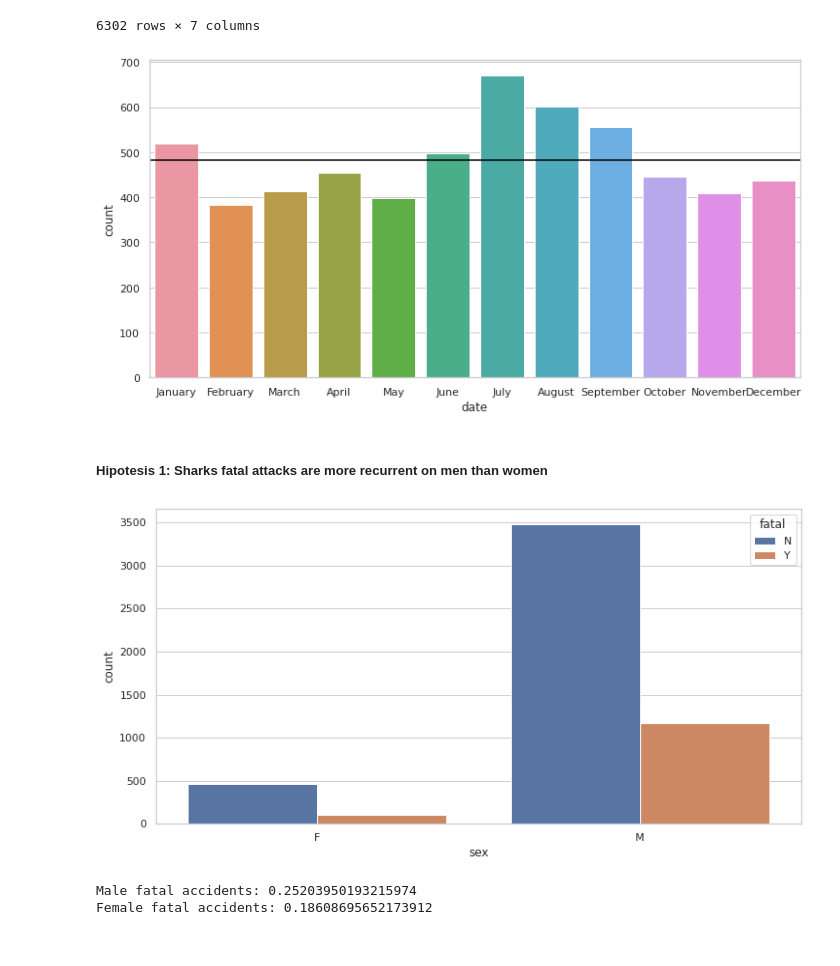
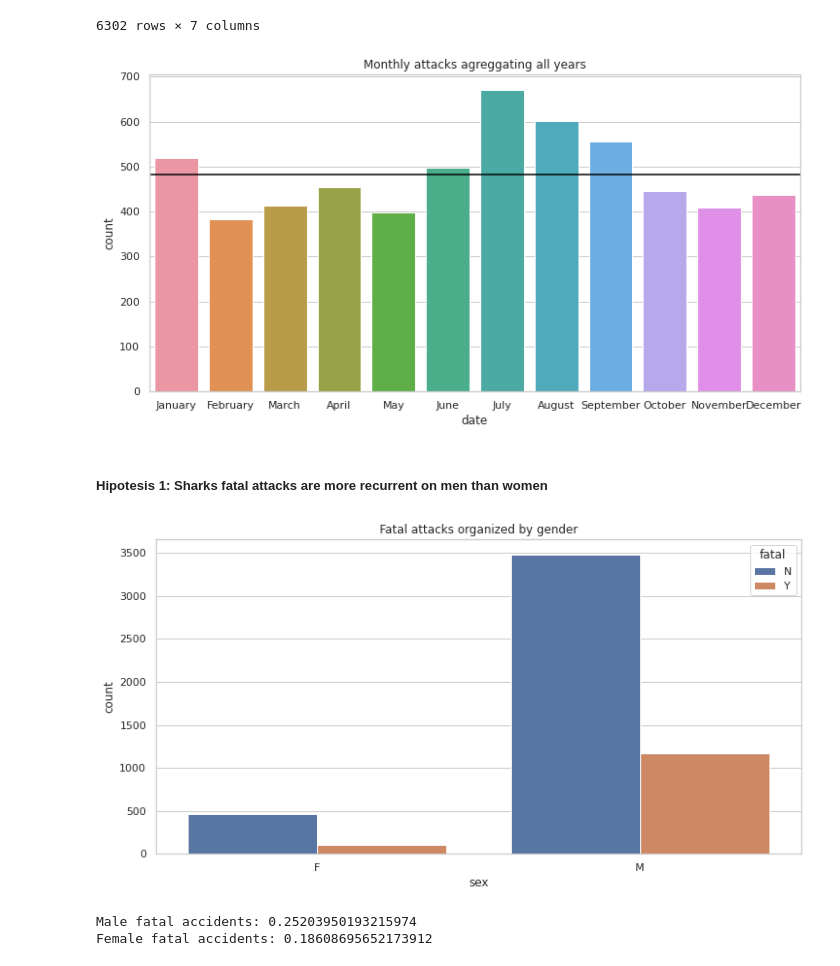
Before and after one commit to Gitfracto/data-cleaning-pandas, a Jupyter notebook: Visualizacion.ipynb, the cells around one changed output. Drawn from its saved outputs; the diff is of its cells as text; code cells hidden in the pictures.

```diff
--- a/Visualizacion.ipynb
+++ b/Visualizacion.ipynb
@@ -37,20 +37,22 @@ tiburon_hipotesis
 # %%
 meses = sns.countplot(x=tiburon_hipotesis["date"], order= ["January","February","March","April","May","June","July","August","September","October","November","December"]);
 meses.axhline(y=tiburon_hipotesis["date"].count()/12, c="black", label="HORIZONTAL") #Sobre la horizontal marcamos eje y
-
+plt.title("Monthly attacks agreggating all years")
 
 meses.figure.savefig("plots/meses.jpg")
 # %% [output]
-[figure, old version]
+[figure, new version]
 # %% [markdown]
 ##### Hipotesis 1: Sharks fatal attacks are more recurrent on men than women
 # %%
 se_fa_graph = sns.countplot(x="sex",  hue="fatal", data=tiburon_hipotesis);
+plt.title("Fatal attacks organized by gender")
+
 se_fa_graph
 
 se_fa_graph.figure.savefig("plots/se_fa_graph.jpg")
 # %% [output]
-[figure, old version]
+[figure, new version]
 # %%
 se_fa_group = tiburon_hipotesis.groupby(["fatal"])["sex"].value_counts().unstack()
 se_fa_group
```
Also changed, not shown: parts of 3 cells of this notebook, 4 other files.
